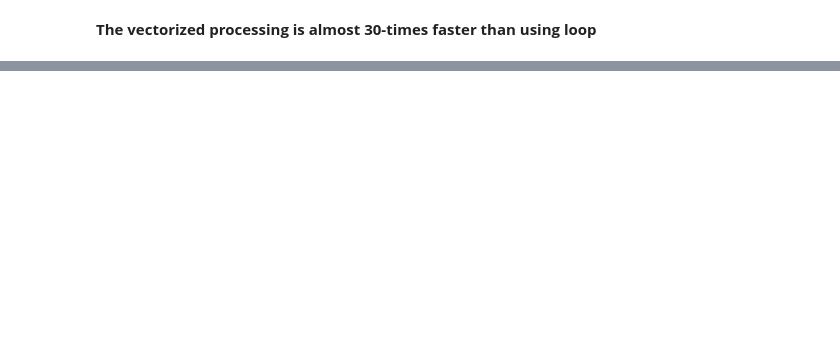
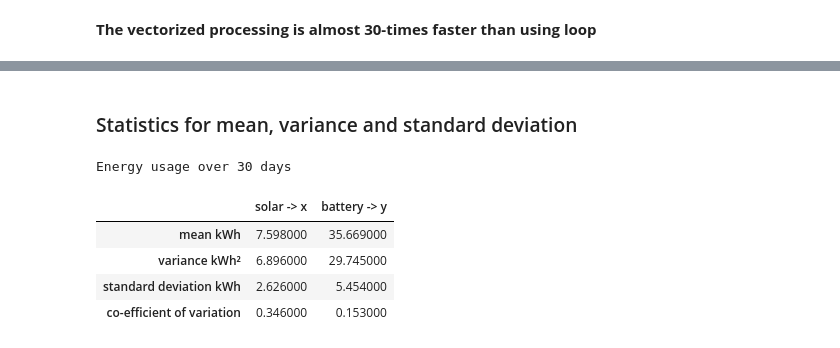
Before and after one commit to instantiate2roy/assignment-1, a Jupyter notebook: project2_solar.ipynb, the cells around one changed output, grey strips where cells are left out. Saved outputs shown, nothing was run; the diff lists cells and outputs as text; code cells hidden in the pictures; blank space fills up the shorter version.

```diff
--- a/project2_solar.ipynb
+++ b/project2_solar.ipynb
@@ -198,0 +216,47 @@ Name: count, dtype: int64
+# %% [markdown]
+### Statistics for mean, variance and standard deviation
+# %%
+import statistics
+
+#use good data
+with open (csv_file_path,'r') as file:
+    good_data_rows = list(csv.DictReader(file))
+
+solar, battery = list(), list()
+for data in good_data_rows:
+    x,y = micro_grid.solve_day(float(data['d1']), float(data['d2']))
+    solar.append(float(x))
+    battery.append(float(y))
+
+s_mean = statistics.mean(solar)
+s_std = statistics.stdev(solar)
+s_var = statistics.variance(solar)
+
+b_mean = statistics.mean(battery)
+b_std = statistics.stdev(battery)
+b_var = statistics.variance(battery)
+
+stats = pandas.DataFrame({
+    'solar -> x':{
+        "mean kWh":s_mean,
+        "variance kWh²":s_var,
+        "standard deviation kWh":s_std,
+        "co-efficient of variation":s_std/s_mean
+    },
+    'battery -> y':{
+        "mean kWh":b_mean,
+        "variance kWh²":b_var,
+        "standard deviation kWh":b_std,
+        "co-efficient of variation":b_std/b_mean
+    }
+
+})
+
+display(stats.round(3).style.set_caption(f"Energy usage over {len(rows)} days"))
+# %% [output]
+Energy usage over 30 days
+|  | solar -> x | battery -> y |
+| mean kWh | 7.598000 | 35.669000 |
+| variance kWh² | 6.896000 | 29.745000 |
+| standard deviation kWh | 2.626000 | 5.454000 |
+| co-efficient of variation | 0.346000 | 0.153000 |
```
Also changed, not shown: parts of 10 cells of this notebook, 4 other files.
